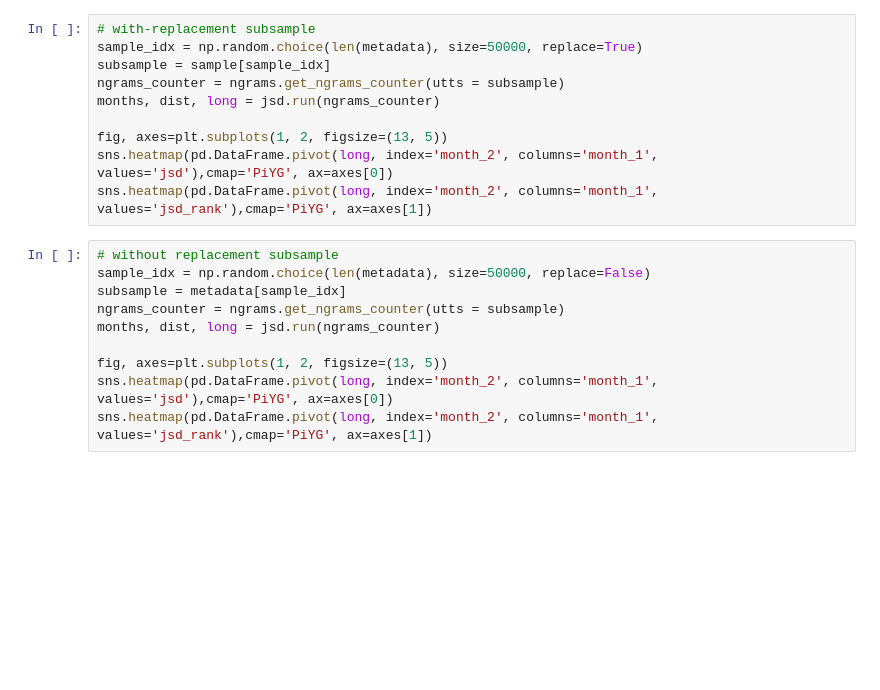
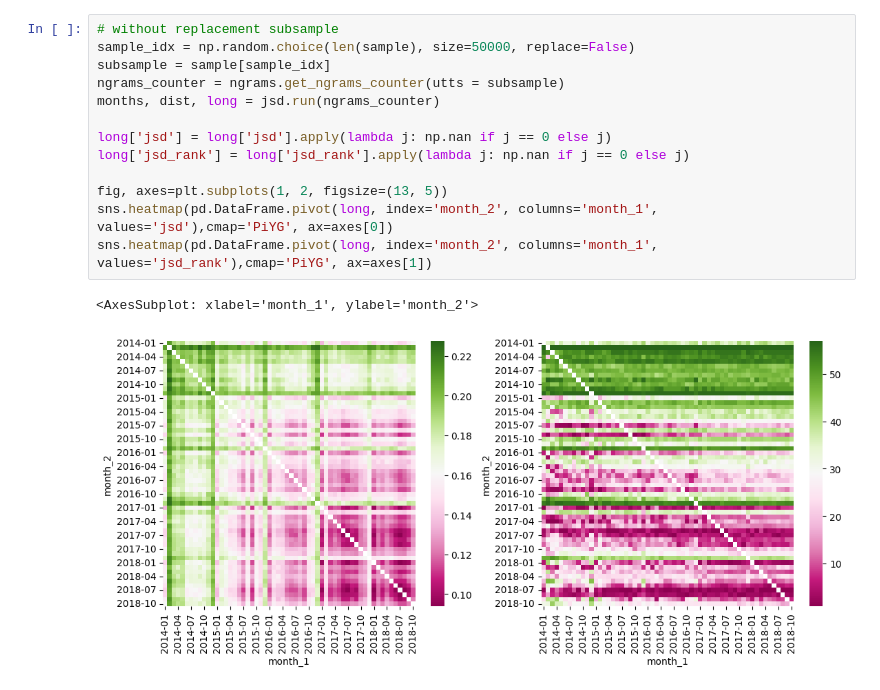
Before and after one commit to andrea-w-wang/reddit-seasonality, a Jupyter notebook: jsd-debug.ipynb, the cells around one changed output. Drawn from its saved outputs; the diff is of its cells as text; blank space fills up the shorter version.

```diff
--- a/jsd-debug.ipynb
+++ b/jsd-debug.ipynb
@@ -31,20 +79,16 @@ sns.heatmap(pd.DataFrame.pivot(long, index='month_2', columns='month_1', values=
 # %%
-# with-replacement subsample
-sample_idx = np.random.choice(len(metadata), size=50000, replace=True)
+# without replacement subsample
+sample_idx = np.random.choice(len(sample), size=50000, replace=False)
 subsample = sample[sample_idx]
 ngrams_counter = ngrams.get_ngrams_counter(utts = subsample)
 months, dist, long = jsd.run(ngrams_counter)
 
+long['jsd'] = long['jsd'].apply(lambda j: np.nan if j == 0 else j)
+long['jsd_rank'] = long['jsd_rank'].apply(lambda j: np.nan if j == 0 else j)
+
 fig, axes=plt.subplots(1, 2, figsize=(13, 5))
 sns.heatmap(pd.DataFrame.pivot(long, index='month_2', columns='month_1', values='jsd'),cmap='PiYG', ax=axes[0])
 sns.heatmap(pd.DataFrame.pivot(long, index='month_2', columns='month_1', values='jsd_rank'),cmap='PiYG', ax=axes[1])
+# %% [output]
+<AxesSubplot: xlabel='month_1', ylabel='month_2'>
+[figure, added]
-# %%
-# without replacement subsample
-sample_idx = np.random.choice(len(metadata), size=50000, replace=False)
-subsample = metadata[sample_idx]
-ngrams_counter = ngrams.get_ngrams_counter(utts = subsample)
-months, dist, long = jsd.run(ngrams_counter)
-
-fig, axes=plt.subplots(1, 2, figsize=(13, 5))
-sns.heatmap(pd.DataFrame.pivot(long, index='month_2', columns='month_1', values='jsd'),cmap='PiYG', ax=axes[0])
-sns.heatmap(pd.DataFrame.pivot(long, index='month_2', columns='month_1', values='jsd_rank'),cmap='PiYG', ax=axes[1])
```
Also changed, not shown: parts of 12 cells of this notebook.
